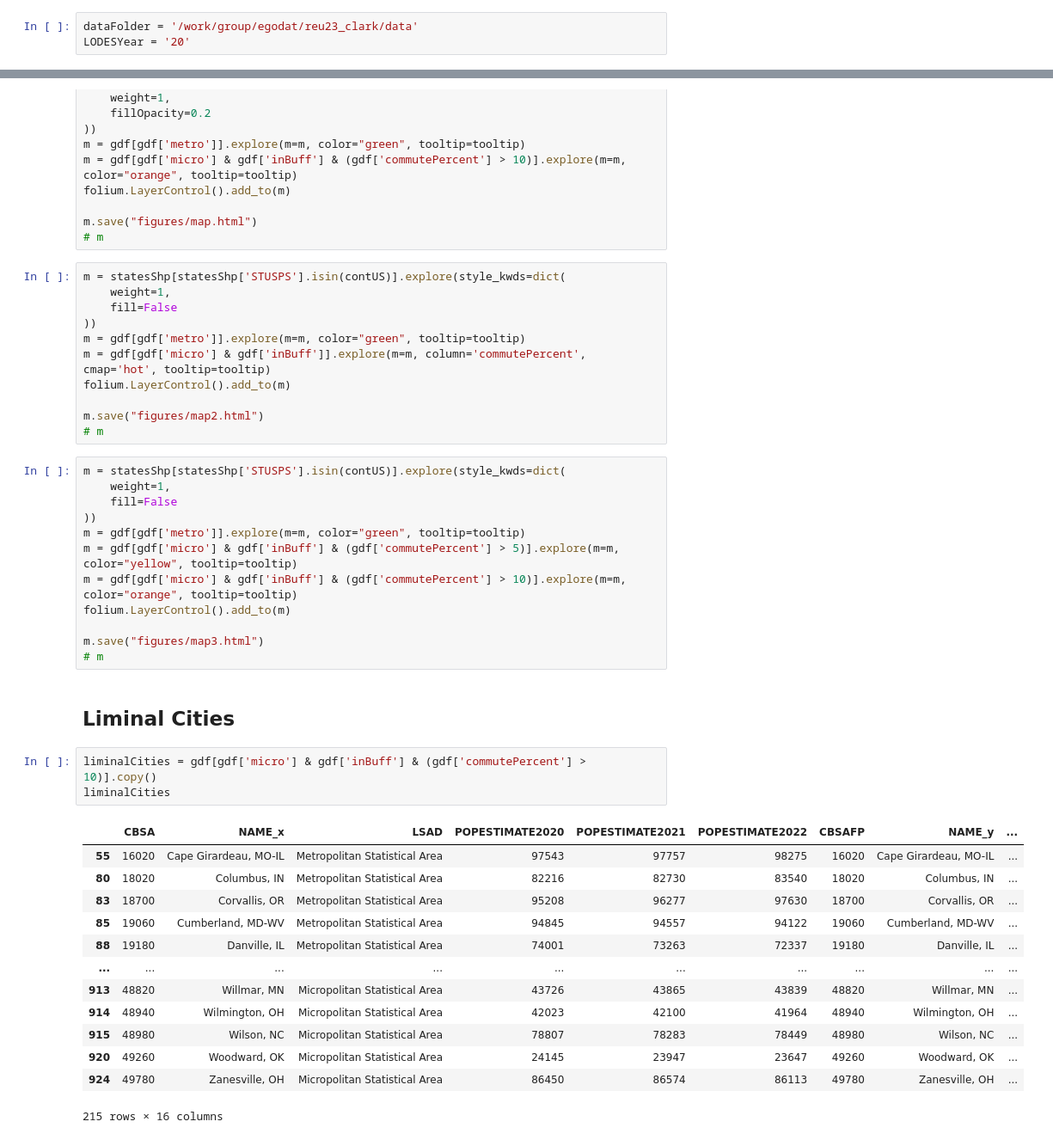
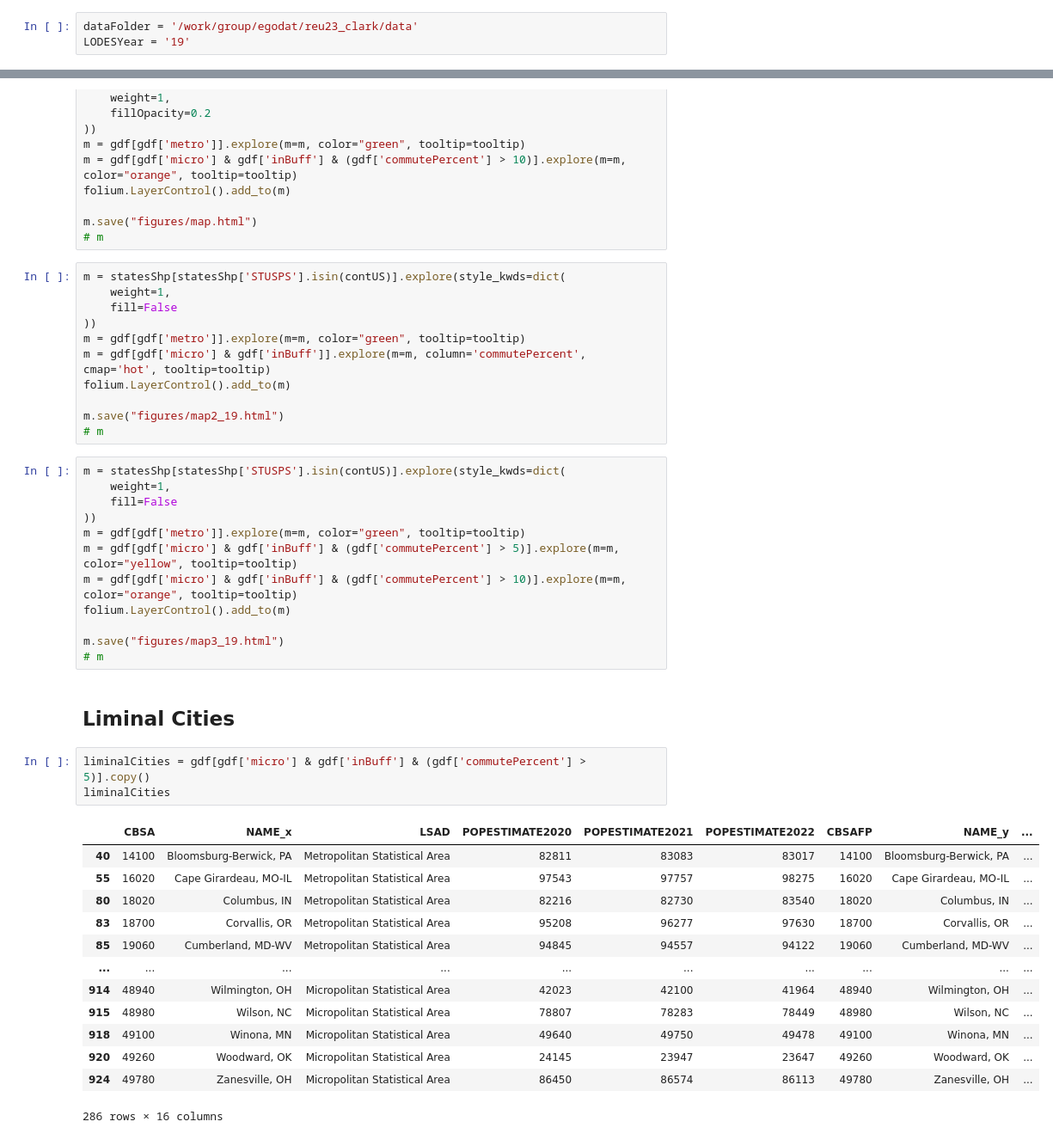
Before and after one commit to ElliottGAbel/Liminal_Cities, a Jupyter notebook: project.ipynb, the cells around one changed output, grey strips where cells are left out. Shown at 86% size. Cells and saved outputs as stored; diff of their text form.

```diff
--- a/project.ipynb
+++ b/project.ipynb
@@ -15,7 +15,7 @@ import folium
 # Load data
 # %%
 dataFolder = '/work/group/egodat/reu23_clark/data'
-LODESYear = '20'
+LODESYear = '19'
 # %%
 #Annual Resident Population Estimates for Metropolitan/Micropolitan Statistical Areas (https://www.census.gov/data/tables/time-series/demo/popest/2020s-total-metro-and-micro-statistical-areas.html first dataset)
 
@@ -481,7 +481,7 @@ m = gdf[gdf['metro']].explore(m=m, color="green", tooltip=tooltip)
 m = gdf[gdf['micro'] & gdf['inBuff']].explore(m=m, column='commutePercent', cmap='hot', tooltip=tooltip)
 folium.LayerControl().add_to(m)
 
-m.save("figures/map2.html")
+m.save("figures/map2_19.html")
 # m
 # %%
 m = statesShp[statesShp['STUSPS'].isin(contUS)].explore(style_kwds=dict(
@@ -493,24 +493,24 @@ m = gdf[gdf['micro'] & gdf['inBuff'] & (gdf['commutePercent'] > 5)].explore(m=m,
 m = gdf[gdf['micro'] & gdf['inBuff'] & (gdf['commutePercent'] > 10)].explore(m=m, color="orange", tooltip=tooltip)
 folium.LayerControl().add_to(m)
 
-m.save("figures/map3.html")
+m.save("figures/map3_19.html")
 # m
 # %% [markdown]
 ## Liminal Cities
 # %%
-liminalCities = gdf[gdf['micro'] & gdf['inBuff'] & (gdf['commutePercent'] > 10)].copy()
+liminalCities = gdf[gdf['micro'] & gdf['inBuff'] & (gdf['commutePercent'] > 5)].copy()
 liminalCities
 # %% [output]
 |  | CBSA | NAME_x | LSAD | POPESTIMATE2020 | POPESTIMATE2021 | POPESTIMATE2022 | CBSAFP | NAME_y | ... |
+| 40 | 14100 | Bloomsburg-Berwick, PA | Metropolitan Statistical Area | 82811 | 83083 | 83017 | 14100 | Bloomsburg-Berwick, PA | ... |
 | 55 | 16020 | Cape Girardeau, MO-IL | Metropolitan Statistical Area | 97543 | 97757 | 98275 | 16020 | Cape Girardeau, MO-IL | ... |
 | 80 | 18020 | Columbus, IN | Metropolitan Statistical Area | 82216 | 82730 | 83540 | 18020 | Columbus, IN | ... |
 | 83 | 18700 | Corvallis, OR | Metropolitan Statistical Area | 95208 | 96277 | 97630 | 18700 | Corvallis, OR | ... |
 | 85 | 19060 | Cumberland, MD-WV | Metropolitan Statistical Area | 94845 | 94557 | 94122 | 19060 | Cumberland, MD-WV | ... |
-| 88 | 19180 | Danville, IL | Metropolitan Statistical Area | 74001 | 73263 | 72337 | 19180 | Danville, IL | ... |
 | ... | ... | ... | ... | ... | ... | ... | ... | ... | ... |
-| 913 | 48820 | Willmar, MN | Micropolitan Statistical Area | 43726 | 43865 | 43839 | 48820 | Willmar, MN | ... |
 | 914 | 48940 | Wilmington, OH | Micropolitan Statistical Area | 42023 | 42100 | 41964 | 48940 | Wilmington, OH | ... |
 | 915 | 48980 | Wilson, NC | Micropolitan Statistical Area | 78807 | 78283 | 78449 | 48980 | Wilson, NC | ... |
+| 918 | 49100 | Winona, MN | Micropolitan Statistical Area | 49640 | 49750 | 49478 | 49100 | Winona, MN | ... |
 | 920 | 49260 | Woodward, OK | Micropolitan Statistical Area | 24145 | 23947 | 23647 | 49260 | Woodward, OK | ... |
 | 924 | 49780 | Zanesville, OH | Micropolitan Statistical Area | 86450 | 86574 | 86113 | 49780 | Zanesville, OH | ... |
-215 rows × 16 columns
+286 rows × 16 columns
```
Also changed, not shown: parts of 4 cells of this notebook, 6 other files.
